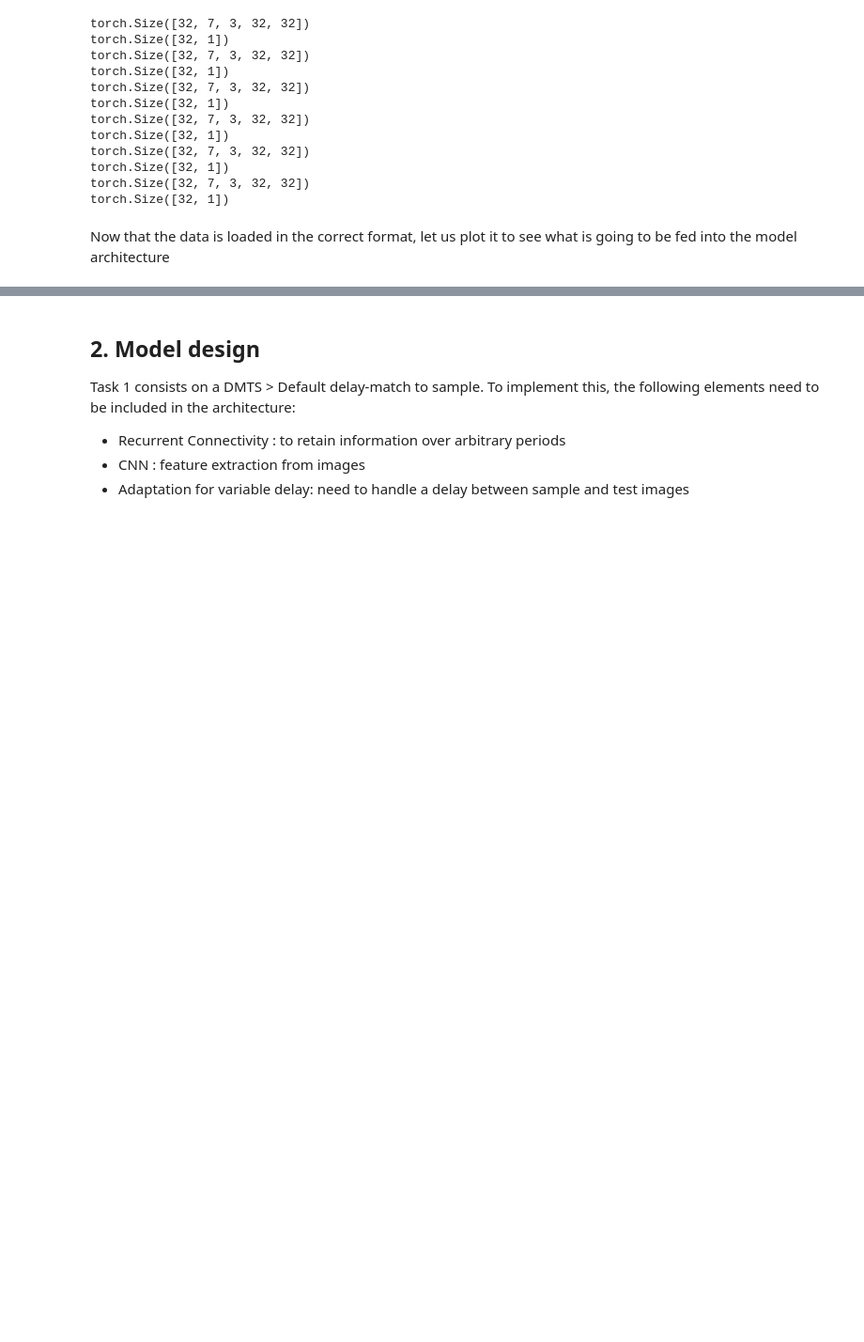
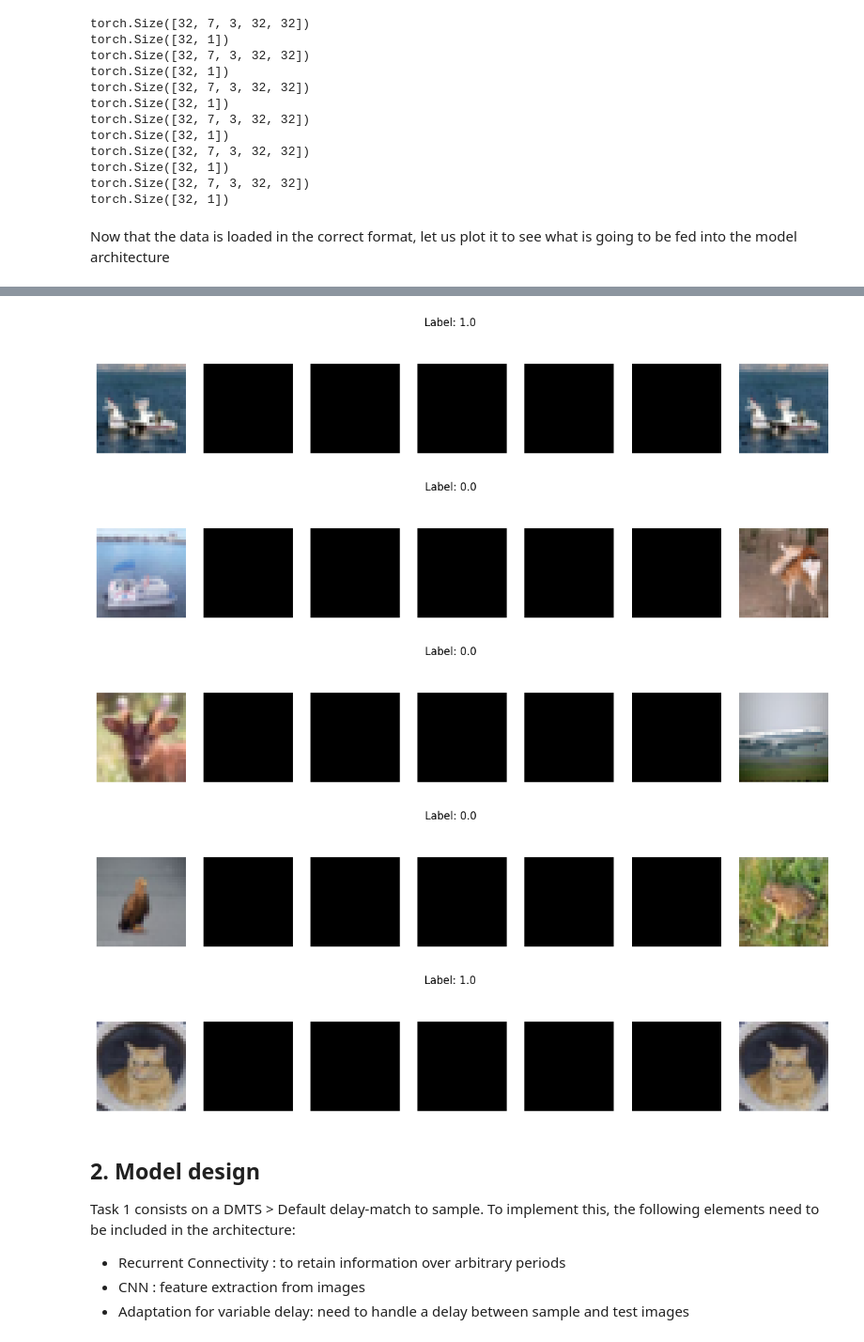
Before and after one commit to angelgldh/working_memory, a Jupyter notebook: notebooks/task1.ipynb, the cells around one changed output, grey strips where cells are left out. Shown at 94% size. Saved outputs shown, nothing was run; the diff lists cells and outputs as text; code cells hidden in the pictures; blank space fills up the shorter version.

```diff
--- a/notebooks/task1.ipynb
+++ b/notebooks/task1.ipynb
@@ -170,3 +170,21 @@ for sequences, labels in dmts_loader:
+# %%
+# Now produce the images for the validation set as well
+dmts_dataset_valid = DMTSCIFAR10Dataset(data=valid_images_cifar10, labels=valid_labels_cifar10,
+                                p = 0.5, delay_length = 5)
+
+dmts_loader_valid = DataLoader(dmts_dataset_valid, batch_size=32, shuffle=True)
+
+n_images_to_show = 5
+for sequences, labels in dmts_loader_valid:
+    for i in range(n_images_to_show):
+        show_sequence(sequences[i], labels[i])
+    break  # Only process the first batch
+# %% [output]
+[figure, added]
+[figure, added]
+[figure, added]
+[figure, added]
+[figure, added]
 # %% [markdown]
 ## 2. Model design
 
```
Also changed, not shown: parts of 18 cells of this notebook.
